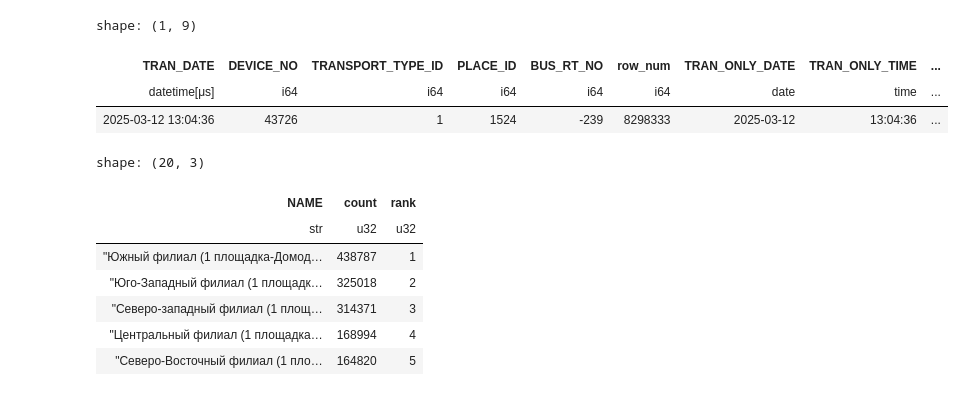
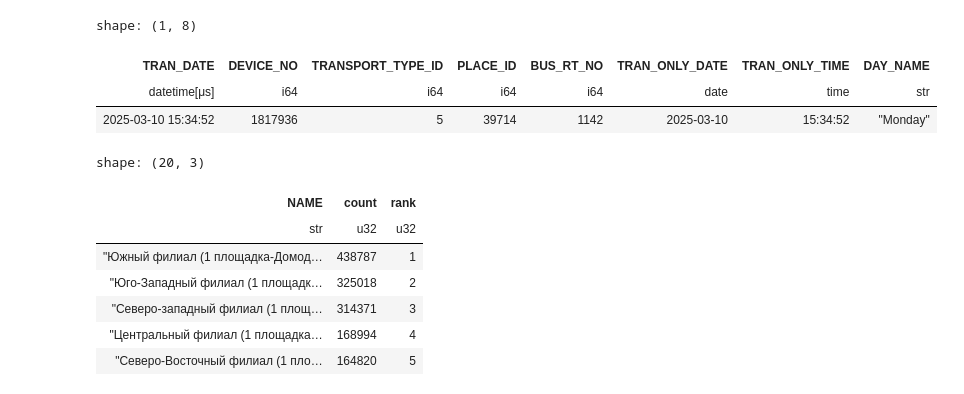
Before and after one commit to Sanya239/MosMetro, a Jupyter notebook: Dash-app.ipynb, the cells around one changed output. Cells and saved outputs as stored; diff of their text form; code cells hidden in the pictures.

```diff
--- a/Dash-app.ipynb
+++ b/Dash-app.ipynb
@@ -58,38 +58,37 @@ def read_parquet_with_duckdb(data_path: str, no_metro=False, no_overground=False
         FROM (
             SELECT
                 TRAN_DATE,
                 DEVICE_NO,
                 TRANSPORT_TYPE_ID,
                 PLACE_ID,
                 BUS_RT_NO,
-                ROW_NUMBER() OVER () AS row_num
             FROM '{data_path}'
             {where_clause}
         ) AS sub
     """
 
     result = duckdb.query(query).pl().with_columns([
         pl.col("TRAN_DATE").dt.date().alias("TRAN_ONLY_DATE"),
         pl.col("TRAN_DATE").dt.time().alias("TRAN_ONLY_TIME")
     ]).with_columns(
         pl.when(
             (pl.col("TRANSPORT_TYPE_ID") == 1) & (pl.col("BUS_RT_NO").is_null())
         )
         .then(-239)
         .otherwise(pl.col("BUS_RT_NO"))
         .alias("BUS_RT_NO")).with_columns(
         pl.col("TRAN_DATE").dt.strftime("%A").alias("DAY_NAME")
     )
     return result
 
 
 big_data = read_parquet_with_duckdb(parquet_path)
 big_data.sample()
 # %% [output]
-shape: (1, 9)
+shape: (1, 8)
-| TRAN_DATE | DEVICE_NO | TRANSPORT_TYPE_ID | PLACE_ID | BUS_RT_NO | row_num | TRAN_ONLY_DATE | TRAN_ONLY_TIME | ... |
-| datetime[μs] | i64 | i64 | i64 | i64 | i64 | date | time | ... |
-| 2025-03-12 13:04:36 | 43726 | 1 | 1524 | -239 | 8298333 | 2025-03-12 | 13:04:36 | ... |
+| TRAN_DATE | DEVICE_NO | TRANSPORT_TYPE_ID | PLACE_ID | BUS_RT_NO | TRAN_ONLY_DATE | TRAN_ONLY_TIME | DAY_NAME |
+| datetime[μs] | i64 | i64 | i64 | i64 | date | time | str |
+| 2025-03-10 15:34:52 | 1817936 | 5 | 39714 | 1142 | 2025-03-10 | 15:34:52 | "Monday" |
 # %%
 def show(fig):
     fig.update_layout(
```
Also changed, not shown: parts of 5 cells of this notebook, 1 other file.
